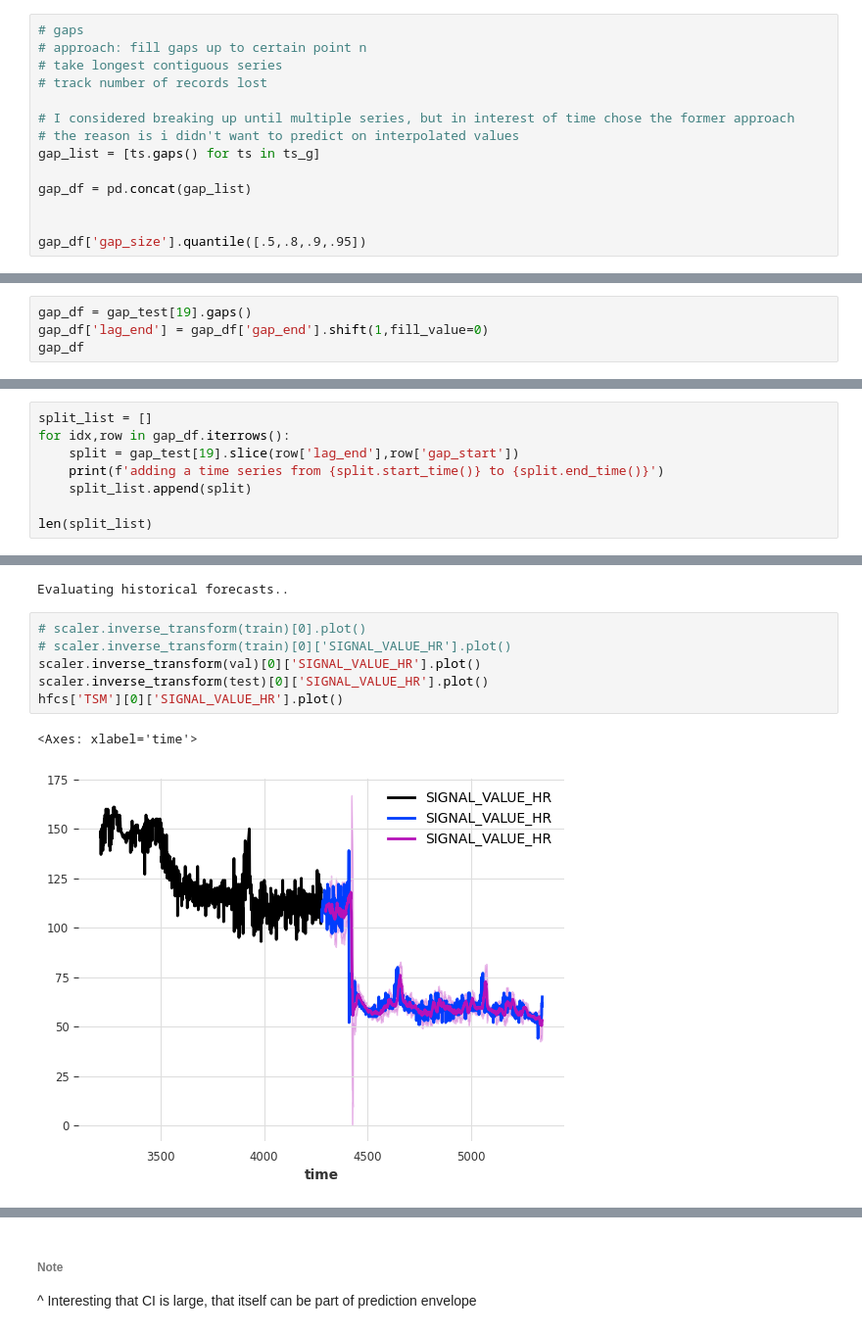
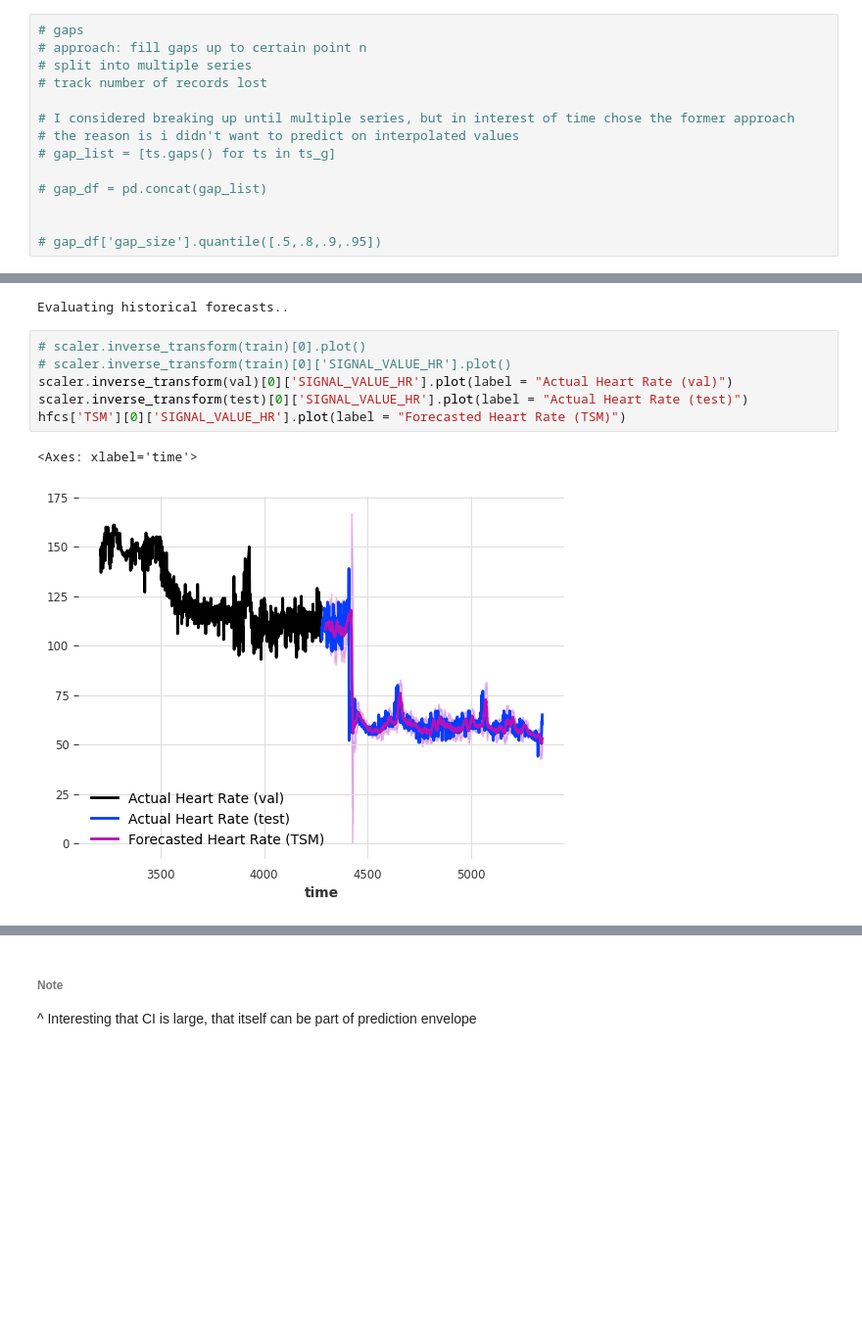
Before and after one commit to dknapp17/ts-dl, a Jupyter notebook: heart-rate-prediction.ipynb, the cells around one changed output, grey strips where cells are left out. Shown at 98% size. Saved outputs shown, nothing was run; the diff lists cells and outputs as text; blank space fills up the shorter version.

```diff
--- a/heart-rate-prediction.ipynb
+++ b/heart-rate-prediction.ipynb
@@ -222,14 +182,14 @@ Attributes:
 # %%
 # gaps
 # approach: fill gaps up to certain point n
-# take longest contiguous series
+# split into multiple series
 # track number of records lost
 
 # I considered breaking up until multiple series, but in interest of time chose the former approach
 # the reason is i didn't want to predict on interpolated values
-gap_list = [ts.gaps() for ts in ts_g]
+# gap_list = [ts.gaps() for ts in ts_g]
 
-gap_df = pd.concat(gap_list)
+# gap_df = pd.concat(gap_list)
 
 
-gap_df['gap_size'].quantile([.5,.8,.9,.95])
+# gap_df['gap_size'].quantile([.5,.8,.9,.95])
@@ -248,7 +202,3 @@ print(ts_g[7].n_timesteps)
 gap_test = transformer.transform(ts_g,limit = 10)
 # %% [output]
 19908
-# %%
-gap_df = gap_test[19].gaps()
-gap_df['lag_end'] = gap_df['gap_end'].shift(1,fill_value=0)
-gap_df
@@ -287,8 +204,0 @@ gap_test[19].static_covariates['ID'][0]
-# %%
-split_list = []
-for idx,row in gap_df.iterrows():
-    split = gap_test[19].slice(row['lag_end'],row['gap_start'])
-    print(f'adding a time series from {split.start_time()} to {split.end_time()}')
-    split_list.append(split)
-
-len(split_list)
@@ -1397,11 +1227,11 @@ Evaluating historical forecasts..
 # %%
 # scaler.inverse_transform(train)[0].plot()
 # scaler.inverse_transform(train)[0]['SIGNAL_VALUE_HR'].plot()
-scaler.inverse_transform(val)[0]['SIGNAL_VALUE_HR'].plot()
-scaler.inverse_transform(test)[0]['SIGNAL_VALUE_HR'].plot()
-hfcs['TSM'][0]['SIGNAL_VALUE_HR'].plot()
+scaler.inverse_transform(val)[0]['SIGNAL_VALUE_HR'].plot(label = "Actual Heart Rate (val)")
+scaler.inverse_transform(test)[0]['SIGNAL_VALUE_HR'].plot(label = "Actual Heart Rate (test)")
+hfcs['TSM'][0]['SIGNAL_VALUE_HR'].plot(label = "Forecasted Heart Rate (TSM)")
 # %% [output]
 <Axes: xlabel='time'>
-[figure, old version]
+[figure, new version]
 # %%
 # scaler.inverse_transform(train)[0].plot()
```
Also changed, not shown: parts of 37 cells of this notebook.
